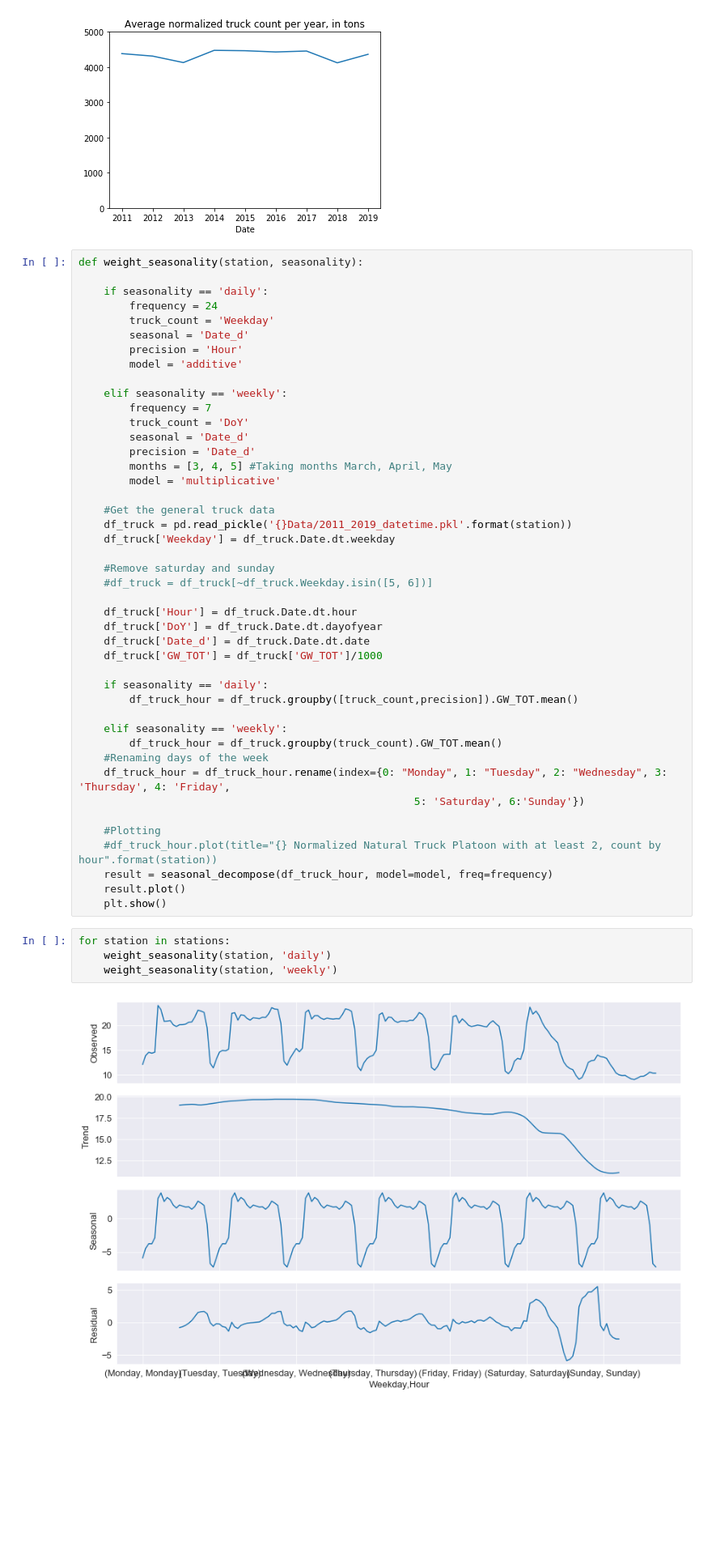
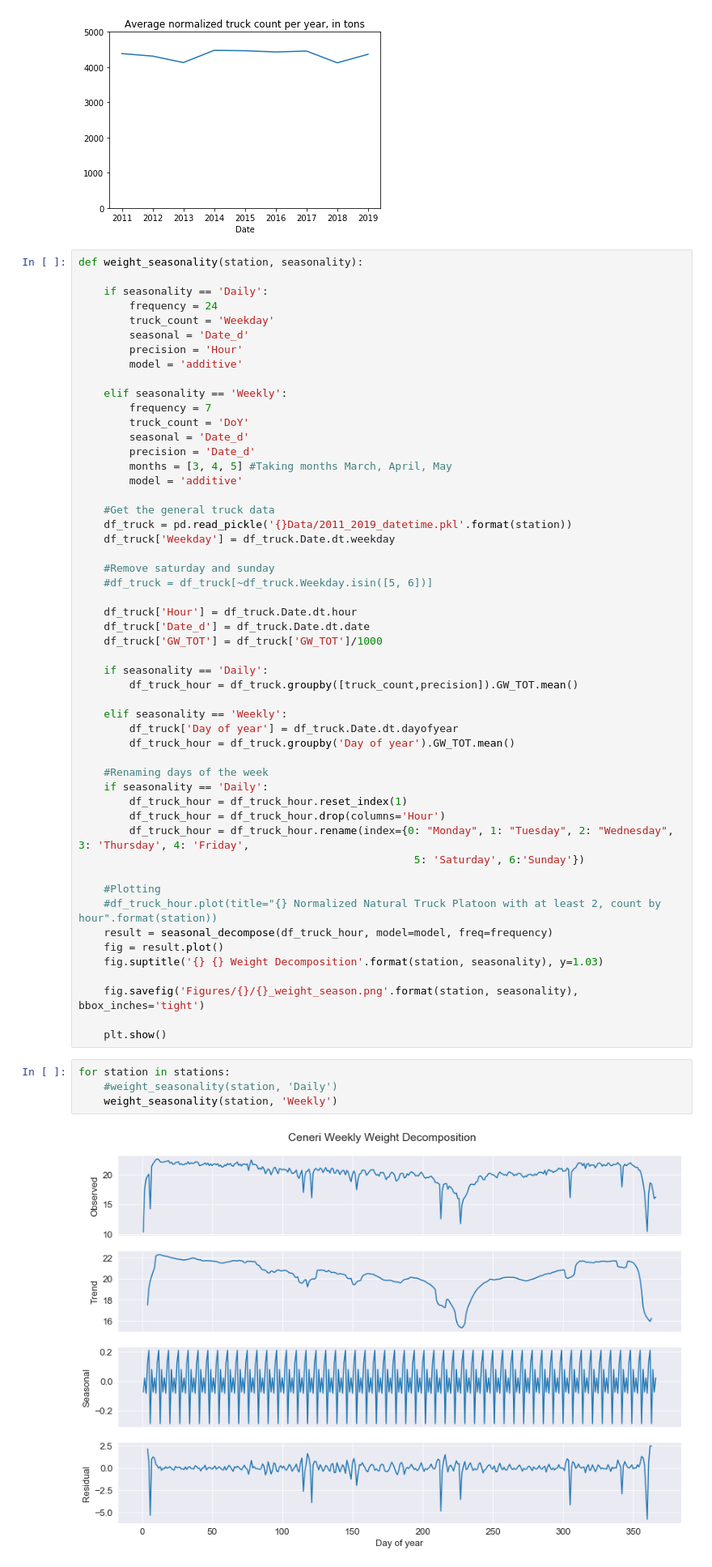
Before and after one commit to isdabelle/DigitalTwinBridges, a Jupyter notebook: Seasonality.ipynb, the cells around one changed output. Shown at 81% size. Cells and saved outputs as stored; diff of their text form; blank space fills up the shorter version.

```diff
--- a/Seasonality.ipynb
+++ b/Seasonality.ipynb
@@ -165,20 +165,20 @@ ax.set_ylim(0, 5000)
 # %%
 def weight_seasonality(station, seasonality):
 
-    if seasonality == 'daily':
+    if seasonality == 'Daily':
         frequency = 24
         truck_count = 'Weekday'
         seasonal = 'Date_d'
         precision = 'Hour'
         model = 'additive'
 
-    elif seasonality == 'weekly':
+    elif seasonality == 'Weekly':
         frequency = 7
         truck_count = 'DoY'
         seasonal = 'Date_d'
         precision = 'Date_d'
         months = [3, 4, 5] #Taking months March, April, May
-        model = 'multiplicative'
+        model = 'additive'
 
     #Get the general truck data
     df_truck = pd.read_pickle('{}Data/2011_2019_datetime.pkl'.format(station))
@@ -188,27 +188,35 @@ def weight_seasonality(station, seasonality):
     #df_truck = df_truck[~df_truck.Weekday.isin([5, 6])]
 
     df_truck['Hour'] = df_truck.Date.dt.hour
-    df_truck['DoY'] = df_truck.Date.dt.dayofyear
     df_truck['Date_d'] = df_truck.Date.dt.date
     df_truck['GW_TOT'] = df_truck['GW_TOT']/1000
 
-    if seasonality == 'daily':
+    if seasonality == 'Daily':
         df_truck_hour = df_truck.groupby([truck_count,precision]).GW_TOT.mean()
 
-    elif seasonality == 'weekly':
-        df_truck_hour = df_truck.groupby(truck_count).GW_TOT.mean()
+    elif seasonality == 'Weekly':
+        df_truck['Day of year'] = df_truck.Date.dt.dayofyear
+        df_truck_hour = df_truck.groupby('Day of year').GW_TOT.mean()
+
     #Renaming days of the week
-    df_truck_hour = df_truck_hour.rename(index={0: "Monday", 1: "Tuesday", 2: "Wednesday", 3: 'Thursday', 4: 'Friday',
+    if seasonality == 'Daily':
+        df_truck_hour = df_truck_hour.reset_index(1)
+        df_truck_hour = df_truck_hour.drop(columns='Hour')
+        df_truck_hour = df_truck_hour.rename(index={0: "Monday", 1: "Tuesday", 2: "Wednesday", 3: 'Thursday', 4: 'Friday',
                                                      5: 'Saturday', 6:'Sunday'})
 
     #Plotting
     #df_truck_hour.plot(title="{} Normalized Natural Truck Platoon with at least 2, count by hour".format(station))
     result = seasonal_decompose(df_truck_hour, model=model, freq=frequency)
-    result.plot()
+    fig = result.plot()
+    fig.suptitle('{} {} Weight Decomposition'.format(station, seasonality), y=1.03)
+
+    fig.savefig('Figures/{}/{}_weight_season.png'.format(station, seasonality), bbox_inches='tight')
+
     plt.show()
 # %%
 for station in stations:
-    weight_seasonality(station, 'daily')
-    weight_seasonality(station, 'weekly')
+    #weight_seasonality(station, 'Daily')
+    weight_seasonality(station, 'Weekly')
 # %% [output]
-[figure, old version]
+[figure, new version]
```
Also changed, not shown: parts of 5 cells of this notebook, 4 other files.
